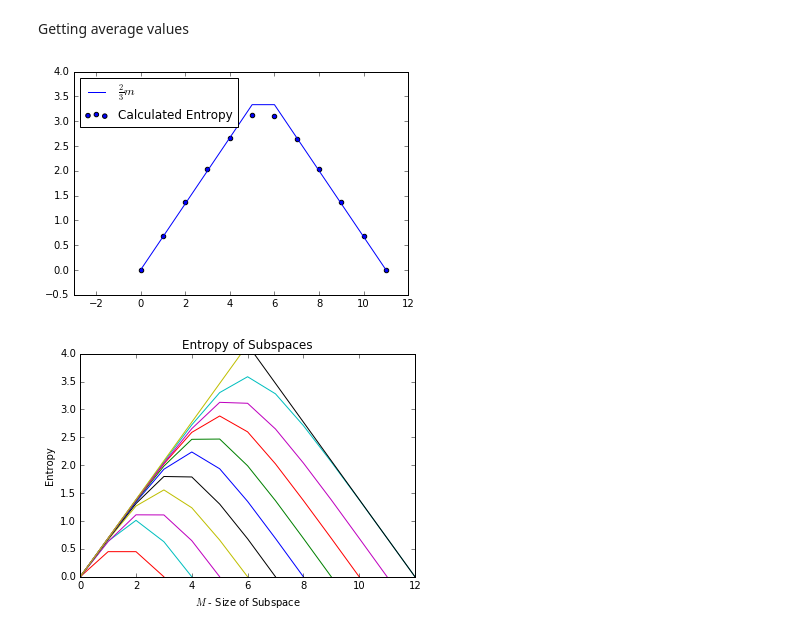
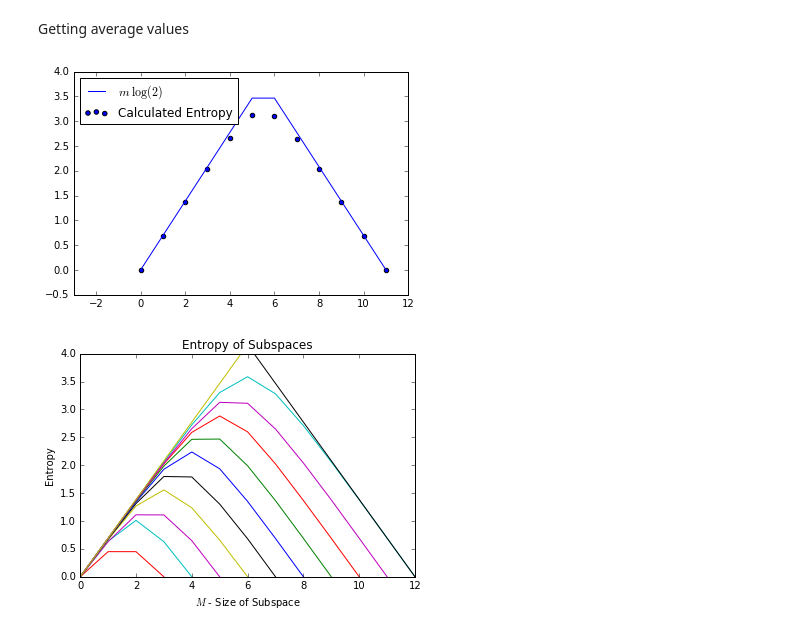
Before and after one commit to cnstahl/JP2, a Jupyter notebook: python/Ground State Entropy.ipynb, the cells around one changed output. Cells and saved outputs as stored; diff of their text form; code cells hidden in the pictures.

```diff
--- a/python/Ground State Entropy.ipynb
+++ b/python/Ground State Entropy.ipynb
@@ -130,17 +130,17 @@ np.savetxt("../data/N0%savg_entropy.txt" % N, np.transpose(entropy/I))
 # %%
 actual = np.transpose(np.loadtxt("../data/N11entropy.txt"))
 l = len(actual)
 predic = np.zeros(l)
 for i in range(int(l/2)):
-    predic[i] = 2/3*i
-    predic[l-1-i] = 2/3*i
-plt.plot(range(l), predic, label=r"$\frac{2}{3}m$")
+    predic[i] = np.log(2)*i
+    predic[l-1-i] = np.log(2)*i
+plt.plot(range(l), predic, label=r"$m\;\log(2)$")
 plt.scatter(range(l), actual, label="Calculated Entropy")
 plt.xlim(-3,12)
 plt.legend(loc=2)
 plt.savefig('../data/N11pred_ent.pdf')
 # %% [output]
-[figure, old version]
+[figure, new version]
 # %%
 plt.figure()
 for N in [1,2,3,4,5,6,7,8,9,10,12]:
```
Also changed, not shown: parts of 1 cell of this notebook, 5 other files.
